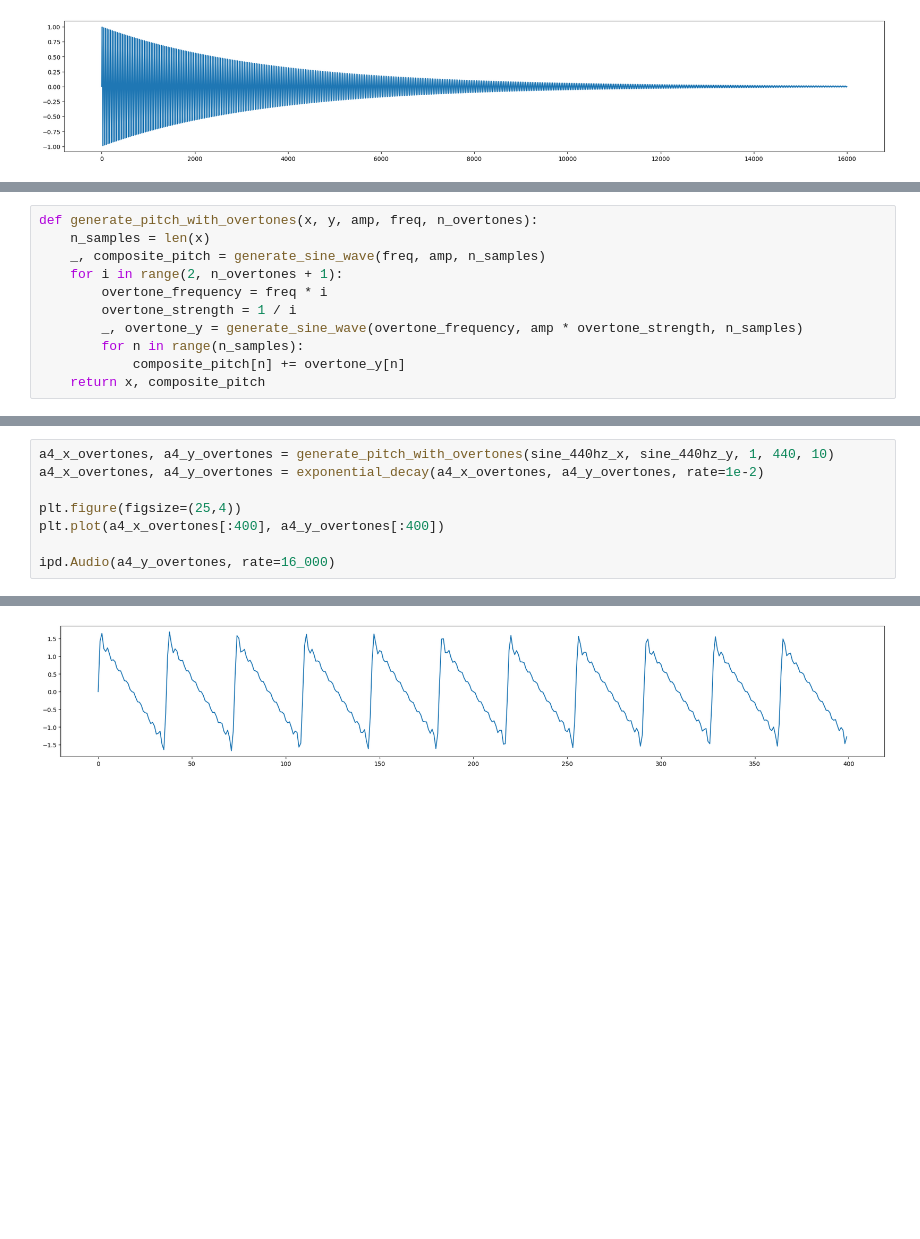
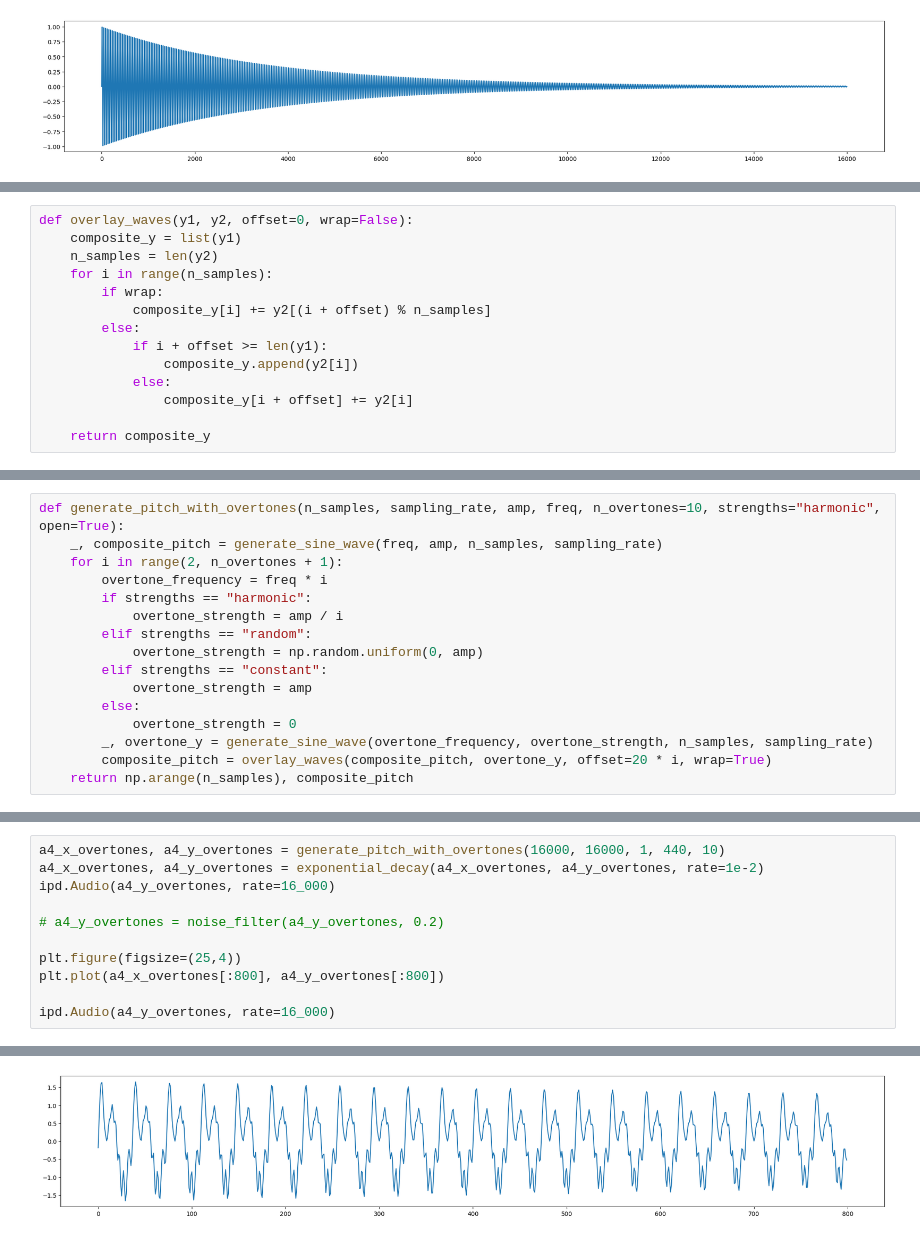
Before and after one commit to NDC227/IntroComputerMusic, a Jupyter notebook: sound_processing.ipynb, the cells around one changed output, grey strips where cells are left out. Saved outputs shown, nothing was run; the diff lists cells and outputs as text; blank space fills up the shorter version.

Commit message:
added fourier transform, small filters, overlays

```diff
--- a/sound_processing.ipynb
+++ b/sound_processing.ipynb
@@ -53,0 +46,14 @@ def overlay_waves(x1, y1, x2, y2, offset=0):
+# %%
+def overlay_waves(y1, y2, offset=0, wrap=False):
+    composite_y = list(y1)
+    n_samples = len(y2)
+    for i in range(n_samples):
+        if wrap:
+            composite_y[i] += y2[(i + offset) % n_samples]
+        else:
+            if i + offset >= len(y1):
+                composite_y.append(y2[i])
+            else:
+                composite_y[i + offset] += y2[i]
+
+    return composite_y
@@ -54,11 +79,16 @@ def overlay_waves(x1, y1, x2, y2, offset=0):
 # %%
-def generate_pitch_with_overtones(x, y, amp, freq, n_overtones):
-    n_samples = len(x)
-    _, composite_pitch = generate_sine_wave(freq, amp, n_samples)
+def generate_pitch_with_overtones(n_samples, sampling_rate, amp, freq, n_overtones=10, strengths="harmonic", open=True):
+    _, composite_pitch = generate_sine_wave(freq, amp, n_samples, sampling_rate)
     for i in range(2, n_overtones + 1):
         overtone_frequency = freq * i
-        overtone_strength = 1 / i
-        _, overtone_y = generate_sine_wave(overtone_frequency, amp * overtone_strength, n_samples)
-        for n in range(n_samples):
-            composite_pitch[n] += overtone_y[n]
-    return x, composite_pitch
+        if strengths == "harmonic":
+            overtone_strength = amp / i
+        elif strengths == "random":
+            overtone_strength = np.random.uniform(0, amp)
+        elif strengths == "constant":
+            overtone_strength = amp
+        else:
+            overtone_strength = 0
+        _, overtone_y = generate_sine_wave(overtone_frequency, overtone_strength, n_samples, sampling_rate)
+        composite_pitch = overlay_waves(composite_pitch, overtone_y, offset=20 * i, wrap=True)
+    return np.arange(n_samples), composite_pitch
@@ -65,11 +109,14 @@ def generate_pitch_with_overtones(x, y, amp, freq, n_overtones):
 # %%
-a4_x_overtones, a4_y_overtones = generate_pitch_with_overtones(sine_440hz_x, sine_440hz_y, 1, 440, 10)
+a4_x_overtones, a4_y_overtones = generate_pitch_with_overtones(16000, 16000, 1, 440, 10)
 a4_x_overtones, a4_y_overtones = exponential_decay(a4_x_overtones, a4_y_overtones, rate=1e-2)
+ipd.Audio(a4_y_overtones, rate=16_000)
+
+# a4_y_overtones = noise_filter(a4_y_overtones, 0.2)
 
 plt.figure(figsize=(25,4))
-plt.plot(a4_x_overtones[:400], a4_y_overtones[:400])
+plt.plot(a4_x_overtones[:800], a4_y_overtones[:800])
 
 ipd.Audio(a4_y_overtones, rate=16_000)
 # %% [output]
 [interactive output not drawn]
-[figure, old version]
+[figure, new version]
```
Also changed, not shown: parts of 11 cells of this notebook.
